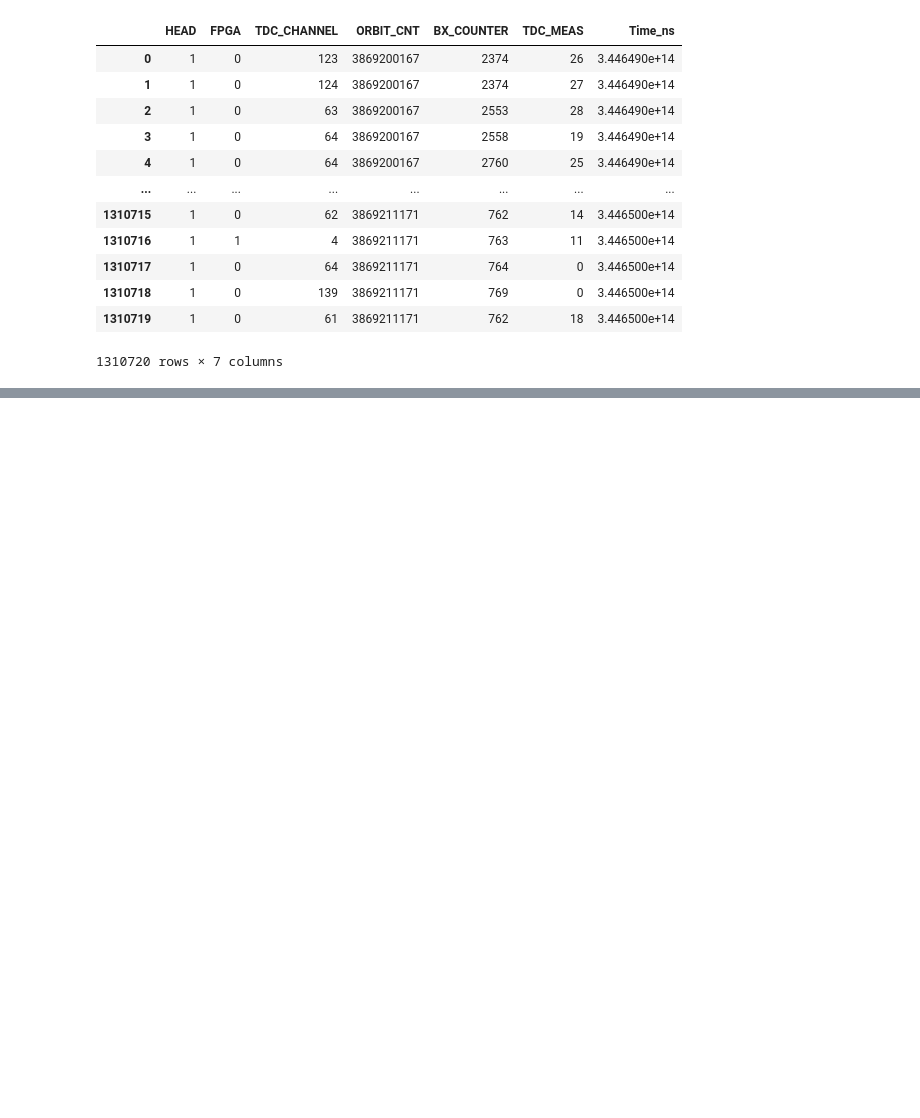
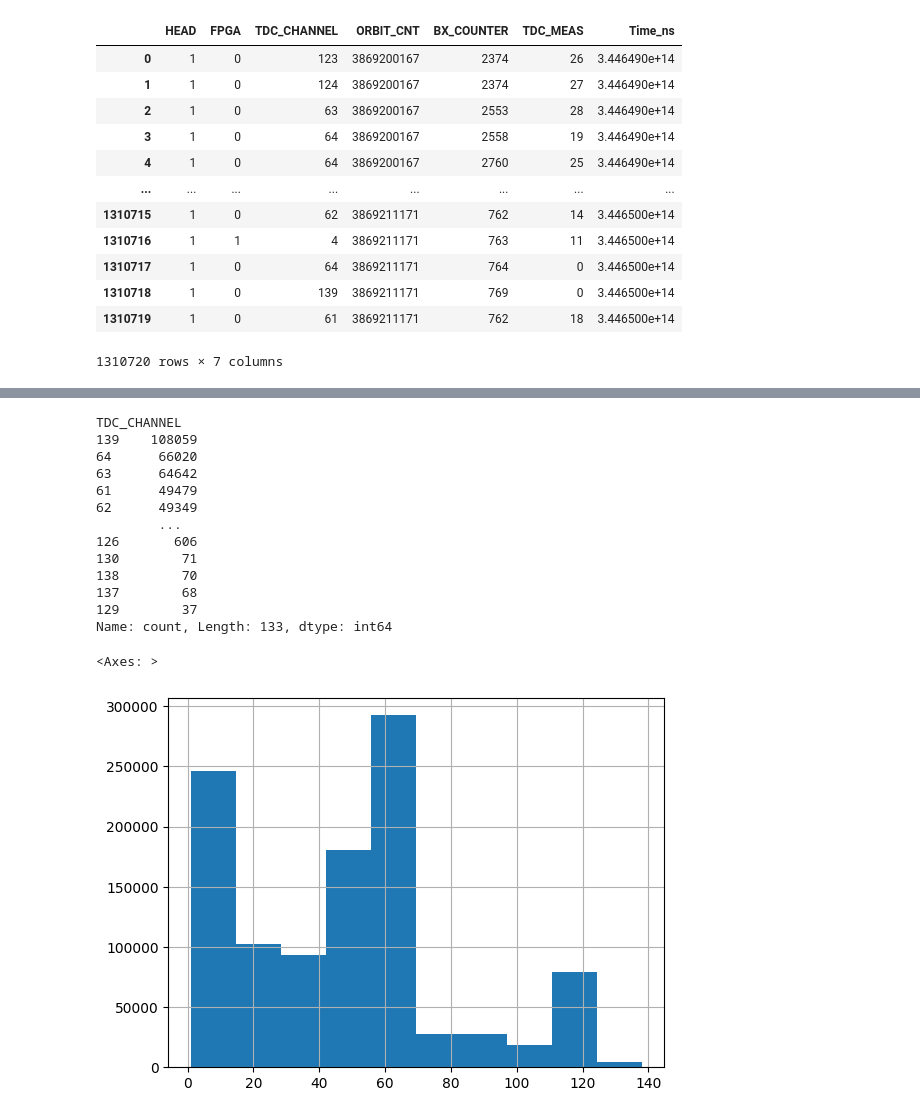
Before and after one commit to DanieleGhezzi25/LaboratoryOfComputationalPhysics_Y8, a Jupyter notebook: 06ex_Pandas.ipynb, the cells around one changed output, grey strips where cells are left out. Drawn from its saved outputs; the diff is of its cells as text; code cells hidden in the pictures; blank space fills up the shorter version.

```diff
--- a/06ex_Pandas.ipynb
+++ b/06ex_Pandas.ipynb
@@ -80,0 +124,22 @@ df.join(times)
+# %%
+# .8
+print(df['TDC_CHANNEL'].value_counts())
+values_to_remove = df['TDC_CHANNEL'].value_counts().head(3).index.tolist()
+df_cleaned = df[~df['TDC_CHANNEL'].isin(values_to_remove)]
+df_cleaned['TDC_CHANNEL'].hist()
+# %% [output]
+TDC_CHANNEL
+139    108059
+64      66020
+63      64642
+61      49479
+62      49349
+        ...
+126       606
+130        71
+138        70
+137        68
+129        37
+Name: count, Length: 133, dtype: int64
+<Axes: >
+[figure, added]
```
Also changed, not shown: parts of 3 cells of this notebook.
